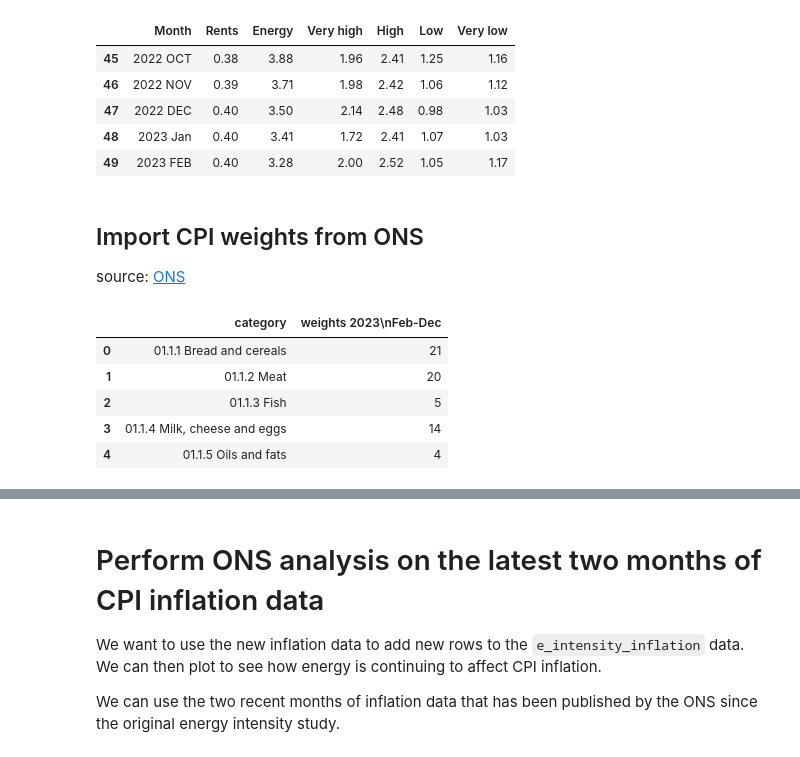
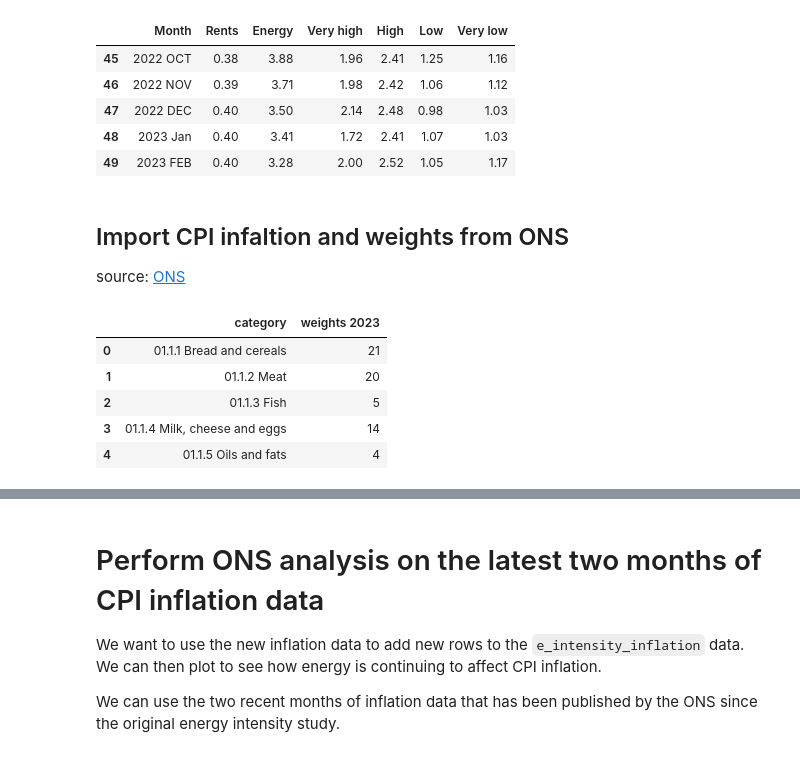
Before and after one commit to samuel-speller/Energy-affects-on-CPI-analysis, a Jupyter notebook: Energy_intensity_of_the_CPI_continued.ipynb, the cells around one changed output, grey strips where cells are left out. Cells and saved outputs as stored; diff of their text form; code cells hidden in the pictures.

```diff
--- a/Energy_intensity_of_the_CPI_continued.ipynb
+++ b/Energy_intensity_of_the_CPI_continued.ipynb
@@ -85,15 +80,19 @@ e_intensity_inflation.tail()
 | 48 | 2023 Jan | 0.40 | 3.41 | 1.72 | 2.41 | 1.07 | 1.03 |
 | 49 | 2023 FEB | 0.40 | 3.28 | 2.00 | 2.52 | 1.05 | 1.17 |
 # %% [markdown]
-## Import CPI weights from ONS
+## Import CPI infaltion and weights from ONS
 
 source: [ONS](https://www.ons.gov.uk/economy/inflationandpriceindices/datasets/consumerpriceinflation)
 # %%
 cpi_weights = pd.read_excel('./Data/CPI reference tables.xlsx', sheet_name='import weights')
+cpi_weights = cpi_weights.rename(columns={'weights 2023\nFeb-Dec':'weights 2023'})
+
+cpi_inflation = pd.read_excel('./Data/CPI reference tables.xlsx', sheet_name='import')
+cpi_inflation = cpi_inflation.drop(columns='annual average 2022')
 
 cpi_weights.head()
 # %% [output]
-|  | category | weights 2023\nFeb-Dec |
+|  | category | weights 2023 |
 | 0 | 01.1.1 Bread and cereals | 21 |
 | 1 | 01.1.2 Meat | 20 |
 | 2 | 01.1.3 Fish | 5 |
```
Also changed, not shown: parts of 13 cells of this notebook, 1 other file.
